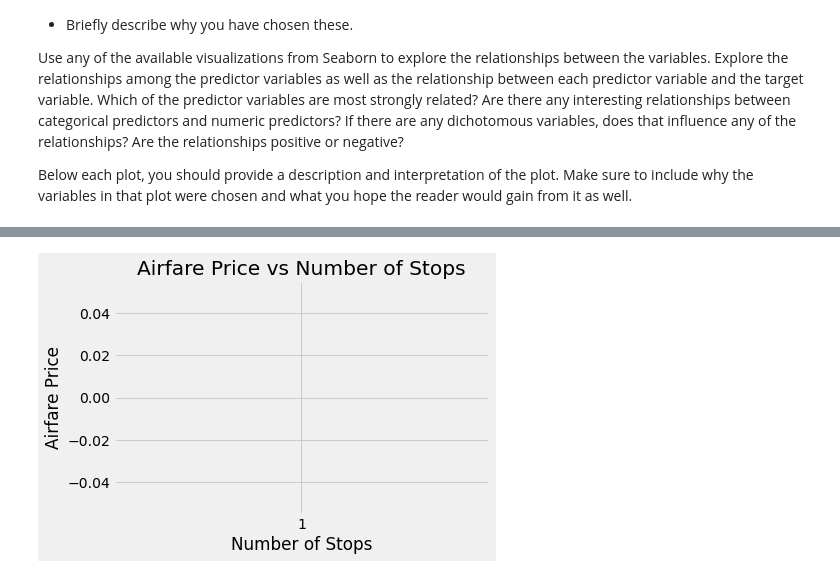
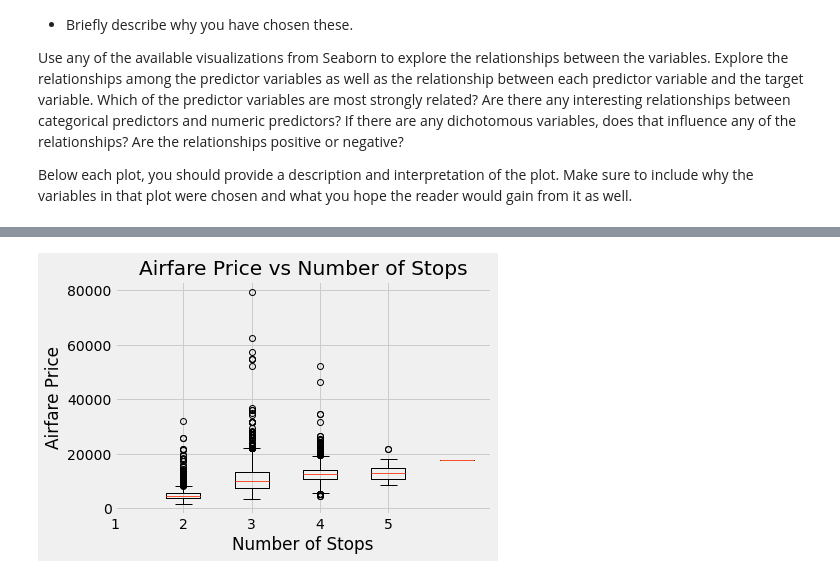
Before and after one commit to j-kynerd/ML_Project2, a Jupyter notebook: Project02.ipynb, the cells around one changed output, grey strips where cells are left out. Saved outputs shown, nothing was run; the diff lists cells and outputs as text; code cells hidden in the pictures.

```diff
--- a/Project02.ipynb
+++ b/Project02.ipynb
@@ -325,13 +336,17 @@ Next, let's examine the relationship between number of stops and airfare price:
 # %%
-x = airfare_fuel['Stops'].tolist()
-y = airfare_fuel['Airfare_Price'].tolist()
+y0 = airfare_fuel[airfare_fuel['Stops'] == 0]['Airfare_Price'].tolist()
+y1 = airfare_fuel[airfare_fuel['Stops'] == 1]['Airfare_Price'].tolist()
+y2 = airfare_fuel[airfare_fuel['Stops'] == 2]['Airfare_Price'].tolist()
+y3 = airfare_fuel[airfare_fuel['Stops'] == 3]['Airfare_Price'].tolist()
+y4 = airfare_fuel[airfare_fuel['Stops'] == 4]['Airfare_Price'].tolist()
 
+y = [y0,y1,y2,y3,y4]
 
-
-plt.boxplot(x, y)
+plt.boxplot(y)
 plt.title('Airfare Price vs Number of Stops')
 plt.xlabel('Number of Stops')
 plt.ylabel('Airfare Price')
+plt.xticks([0,1,2,3,4])
 plt.show()
 # %% [output]
-[figure, old version]
+[figure, new version]
```
Also changed, not shown: parts of 14 cells of this notebook.
